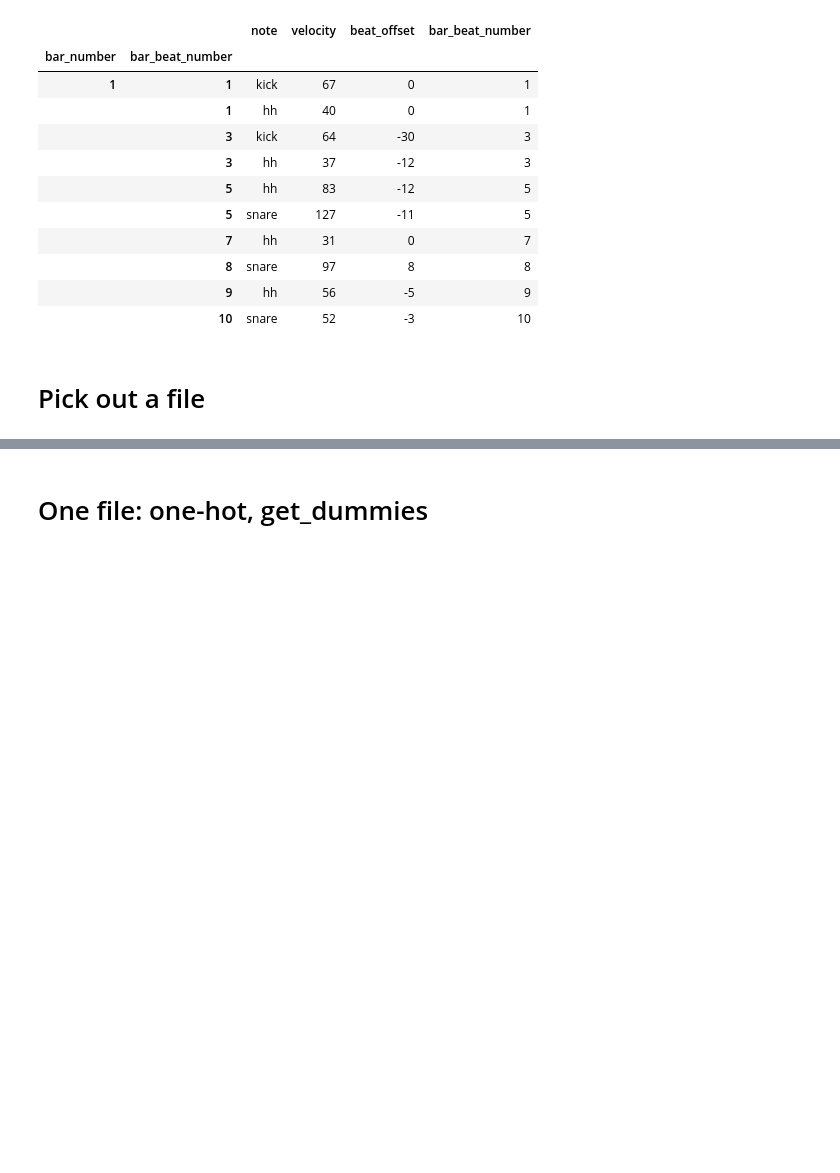
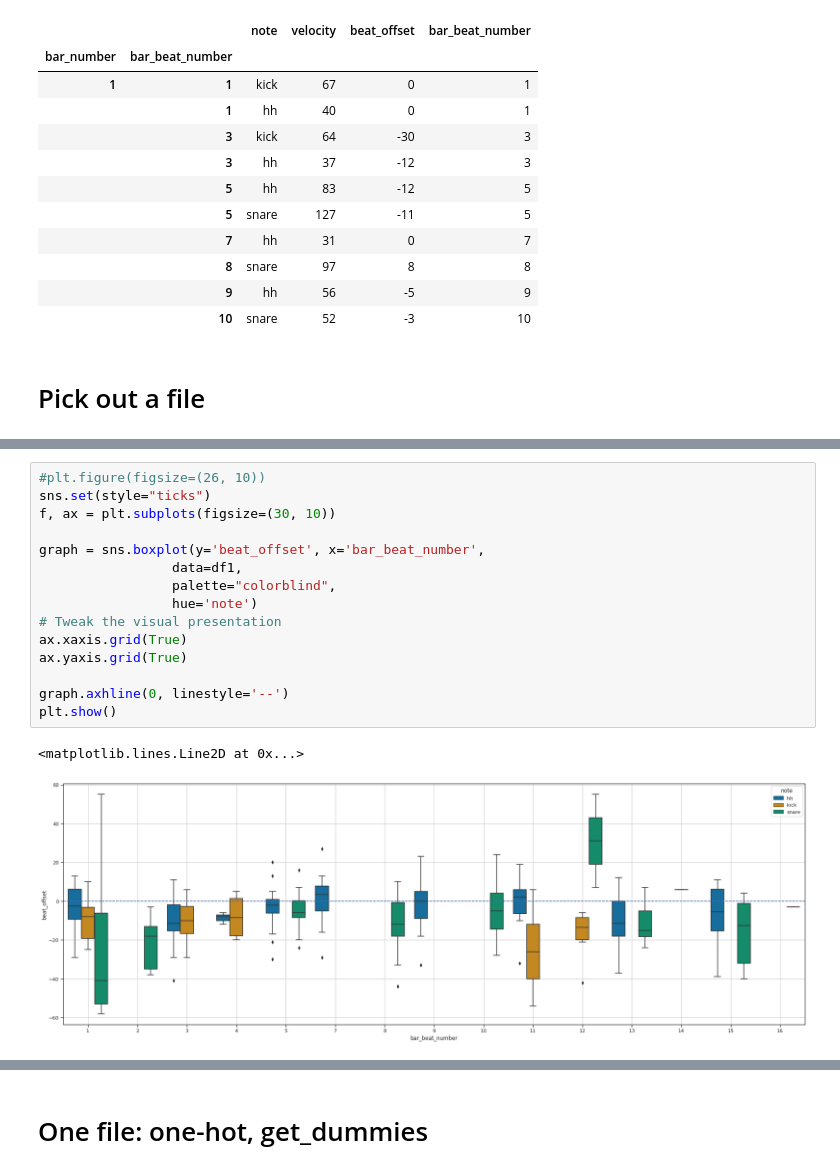
Before and after one commit to curtiscu/LYIT, a Jupyter notebook: LoadAllTheThings.ipynb, the cells around one changed output, grey strips where cells are left out. Drawn from its saved outputs; the diff is of its cells as text; blank space fills up the shorter version.

```diff
--- a/LoadAllTheThings.ipynb
+++ b/LoadAllTheThings.ipynb
@@ -204,0 +368,18 @@ df1 = test_data.tight_df.copy()
+# %%
+#plt.figure(figsize=(26, 10))
+sns.set(style="ticks")
+f, ax = plt.subplots(figsize=(30, 10))
+
+graph = sns.boxplot(y='beat_offset', x='bar_beat_number',
+                 data=df1,
+                 palette="colorblind",
+                 hue='note')
+# Tweak the visual presentation
+ax.xaxis.grid(True)
+ax.yaxis.grid(True)
+
+graph.axhline(0, linestyle='--')
+plt.show()
+# %% [output]
+<matplotlib.lines.Line2D at 0x...>
+[figure, added]
```
Also changed, not shown: parts of 33 cells of this notebook.
